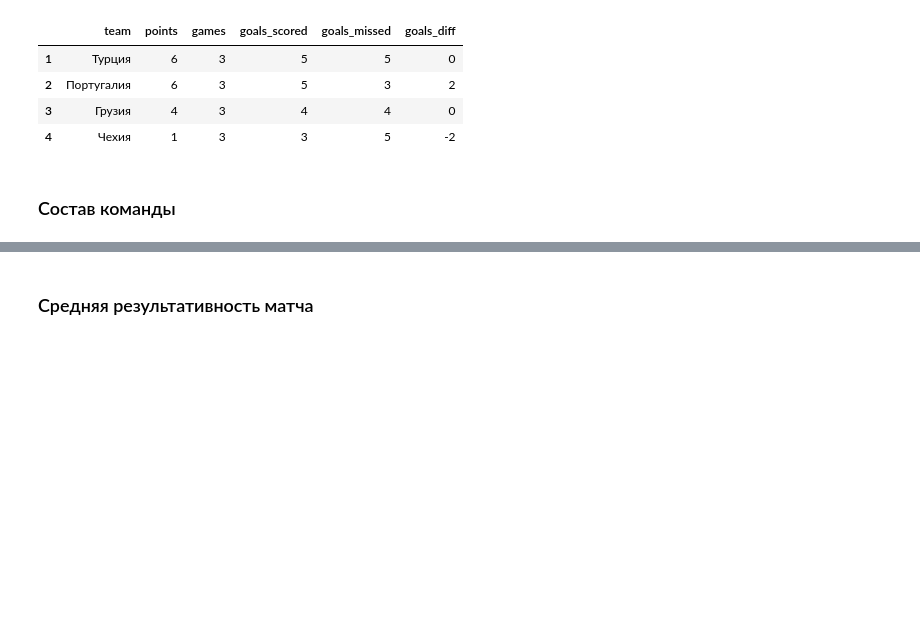
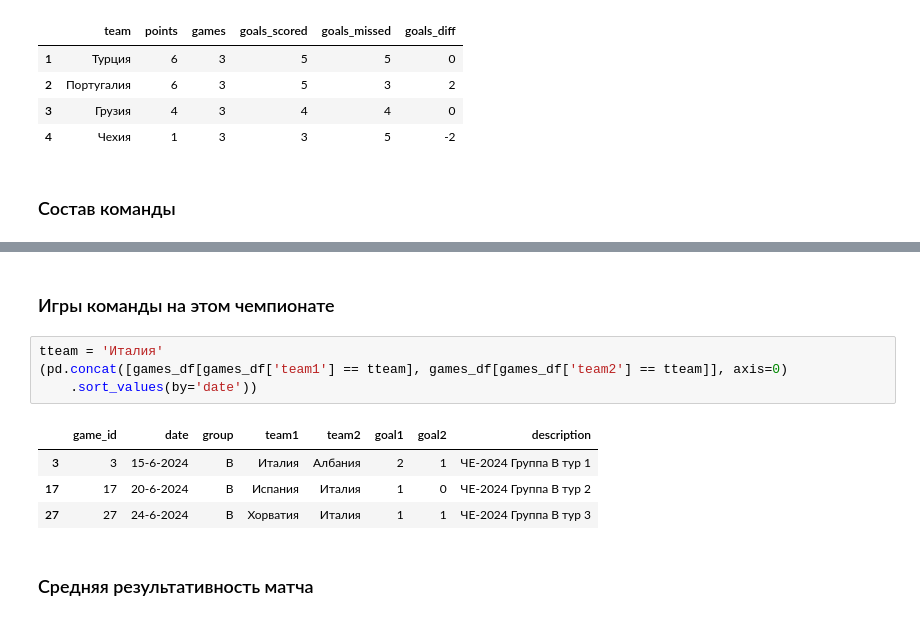
Before and after one commit to elp87/Euro-2024, a Jupyter notebook: euro.ipynb, the cells around one changed output, grey strips where cells are left out. Cells and saved outputs as stored; diff of their text form; blank space fills up the shorter version.

Commit message:
1st pre of 1/8
-Составы команд в отдельную функцию. Можно держать сразу 2 команды
-Игры команды на ЧЕ
-прошлые игры - товарищеские матчи 2024

```diff
--- a/euro.ipynb
+++ b/euro.ipynb
@@ -289,3 +312,14 @@ lteam_players.sort_values(by='num')
+# %% [markdown]
+### Игры команды на этом чемпионате
+# %%
+tteam = 'Италия'
+(pd.concat([games_df[games_df['team1'] == tteam], games_df[games_df['team2'] == tteam]], axis=0)
+    .sort_values(by='date'))
+# %% [output]
+|  | game_id | date | group | team1 | team2 | goal1 | goal2 | description |
+| 3 | 3 | 15-6-2024 | B | Италия | Албания | 2 | 1 | ЧЕ-2024 Группа B тур 1 |
+| 17 | 17 | 20-6-2024 | B | Испания | Италия | 1 | 0 | ЧЕ-2024 Группа B тур 2 |
+| 27 | 27 | 24-6-2024 | B | Хорватия | Италия | 1 | 1 | ЧЕ-2024 Группа B тур 3 |
 # %% [markdown]
 ### Средняя результативность матча
 # %%
```
Also changed, not shown: parts of 13 cells of this notebook, 1 other file.
